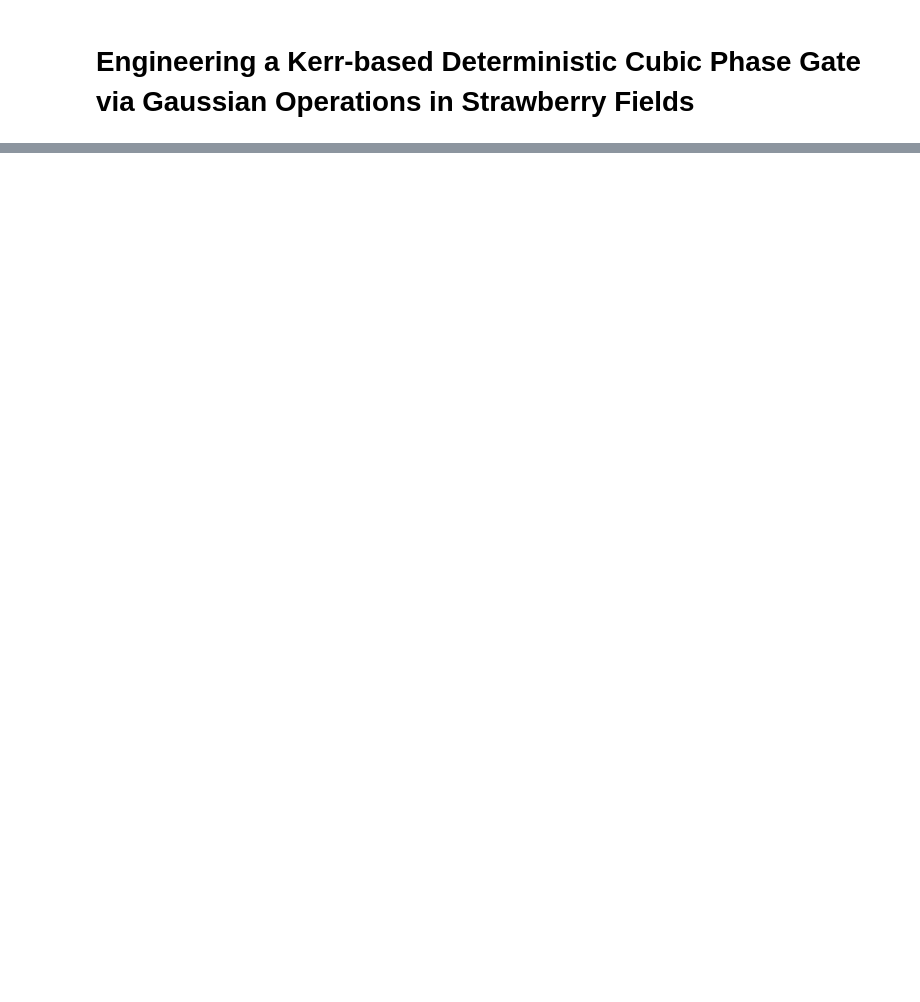
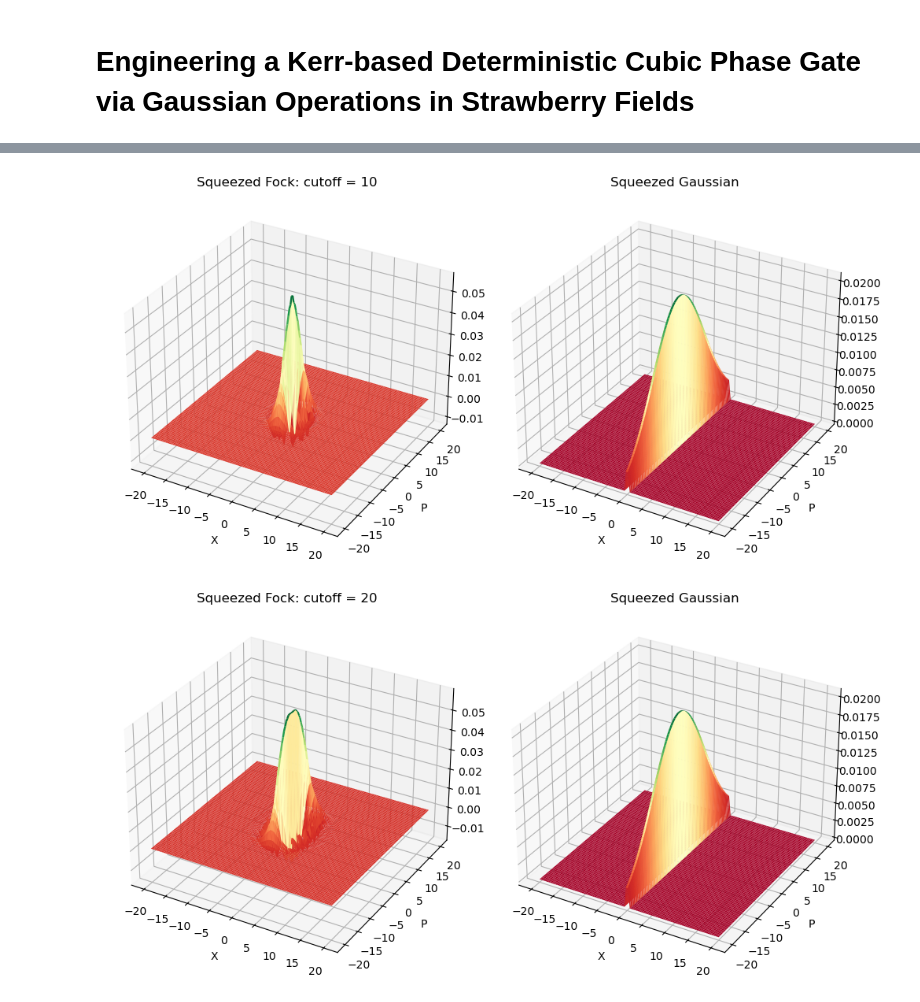
Before and after one commit to lukass16/LGW-Lab-NLSE, a Jupyter notebook: Strawberry Fields/cubic_phase_via_gaussian.ipynb, the cells around one changed output, grey strips where cells are left out. Cells and saved outputs as stored; diff of their text form; code cells hidden in the pictures; blank space fills up the shorter version.

```diff
--- a/Strawberry Fields/cubic_phase_via_gaussian.ipynb
+++ b/Strawberry Fields/cubic_phase_via_gaussian.ipynb
@@ -51,0 +122,42 @@ plot_wigner(state)
+# %%
+lam = 10.0
+cutoff_dim = [10, 20, 40, 80, 200, 400]
+
+def squeeze_fock(lam, cutoff_dim):
+    prog = sf.Program(1)
+    with prog.context as q:
+        Vac | q[0] # prepare the vacuum state |0>
+
+        """ Direct """
+        Sgate(np.log(lam), 0) | q[0] # apply the squeezing
+
+    eng = sf.Engine('fock', backend_options={"cutoff_dim": cutoff_dim})
+    state = eng.run(prog).state
+    return state
+
+def squeeze_gaussian(lam, cutoff_dim):
+    prog = sf.Program(1)
+    with prog.context as q:
+        Vac | q[0] # prepare the vacuum state |0>
+
+        """ Direct """
+        Sgate(np.log(lam), 0) | q[0] # apply the squeezing
+
+    eng = sf.Engine('gaussian')
+    state = eng.run(prog).state
+    return state
+
+for i in range(len(cutoff_dim)):
+    squeezedf = squeeze_fock(lam, cutoff_dim[i])
+    squeezedg = squeeze_gaussian(lam, cutoff_dim[i])
+
+    fig = plt.figure(figsize=(10, 5))
+    ax1 = fig.add_subplot(121, projection='3d')
+    ax2 = fig.add_subplot(122, projection='3d')
+    ax_plot_wigner(ax1, squeezedf, "Squeezed Fock: cutoff = " + str(cutoff_dim[i]))
+    ax_plot_wigner(ax2, squeezedg, "Squeezed Gaussian")
+    fig.tight_layout()
+    plt.show()
+# %% [output]
+[figure, added]
+[figure, added]
```
Also changed, not shown: parts of 10 cells of this notebook, 1 other file.
